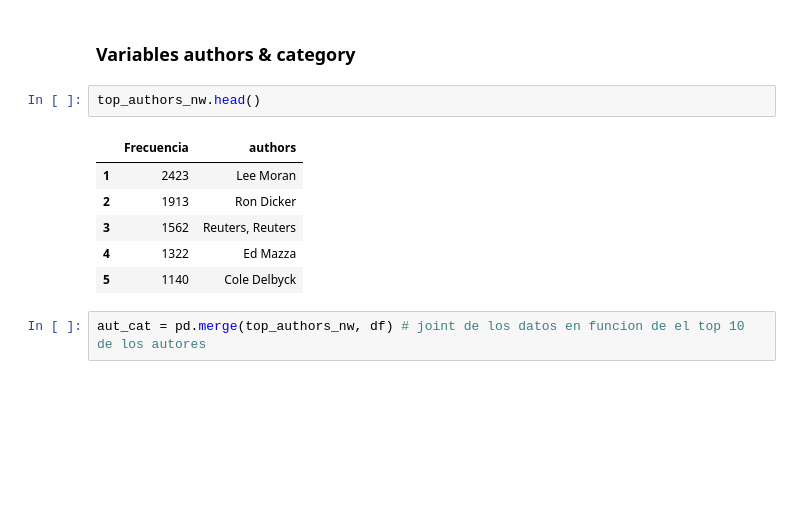
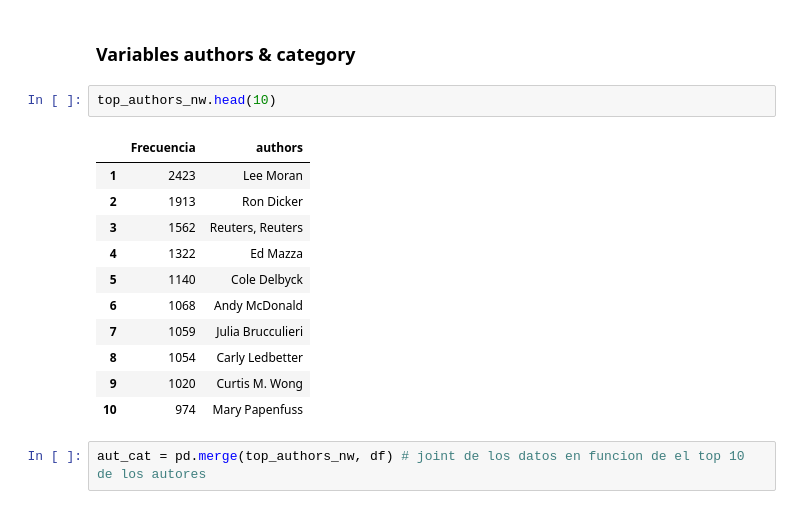
Before and after one commit to Oriojas/Noticias_df_WJ, a Jupyter notebook: Code/Categorización de noticias skl.ipynb, the cells around one changed output. Saved outputs shown, nothing was run; the diff lists cells and outputs as text; blank space fills up the shorter version.

```diff
--- a/Code/Categorización de noticias skl.ipynb
+++ b/Code/Categorización de noticias skl.ipynb
@@ -370,14 +381,19 @@ Con respecto a esta variable no se puede ver una estacionalidad clara ni un mes
 # %% [markdown]
 ### Variables authors &	category
 # %%
-top_authors_nw.head()
+top_authors_nw.head(10)
 # %% [output]
 |  | Frecuencia | authors |
 | 1 | 2423 | Lee Moran |
 | 2 | 1913 | Ron Dicker |
 | 3 | 1562 | Reuters, Reuters |
 | 4 | 1322 | Ed Mazza |
 | 5 | 1140 | Cole Delbyck |
+| 6 | 1068 | Andy McDonald |
+| 7 | 1059 | Julia Brucculieri |
+| 8 | 1054 | Carly Ledbetter |
+| 9 | 1020 | Curtis M. Wong |
+| 10 | 974 | Mary Papenfuss |
 # %%
 aut_cat = pd.merge(top_authors_nw, df) # joint de los datos en funcion de el top 10 de los autores
 # %%
```
Also changed, not shown: parts of 5 cells of this notebook, 4 other files.
